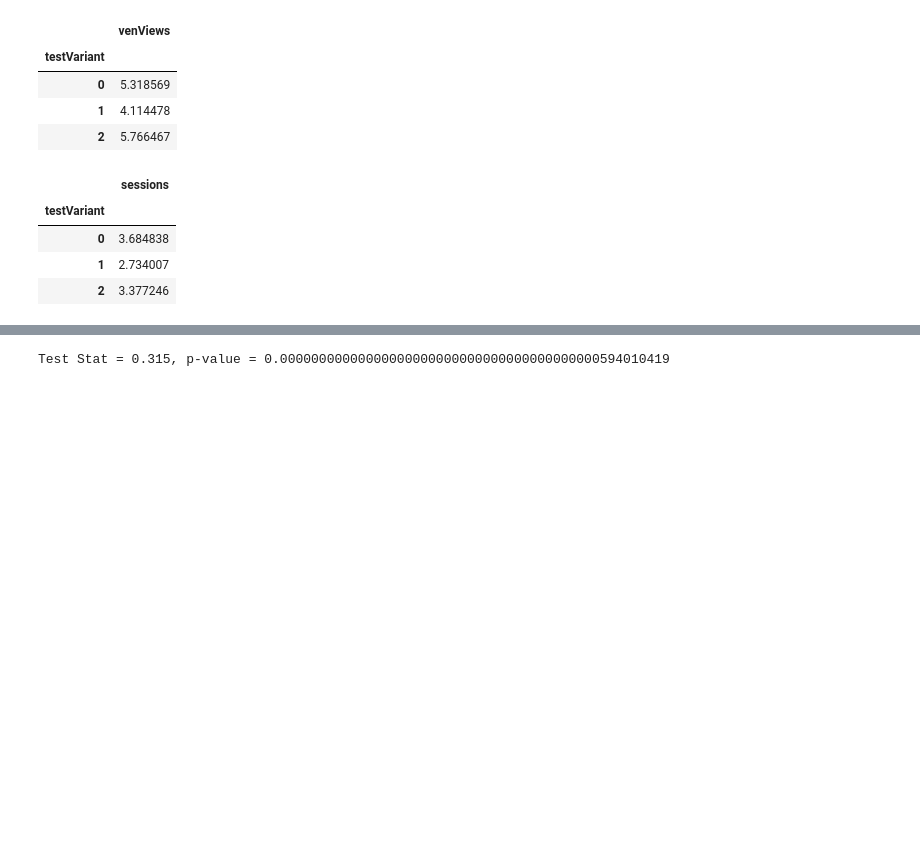
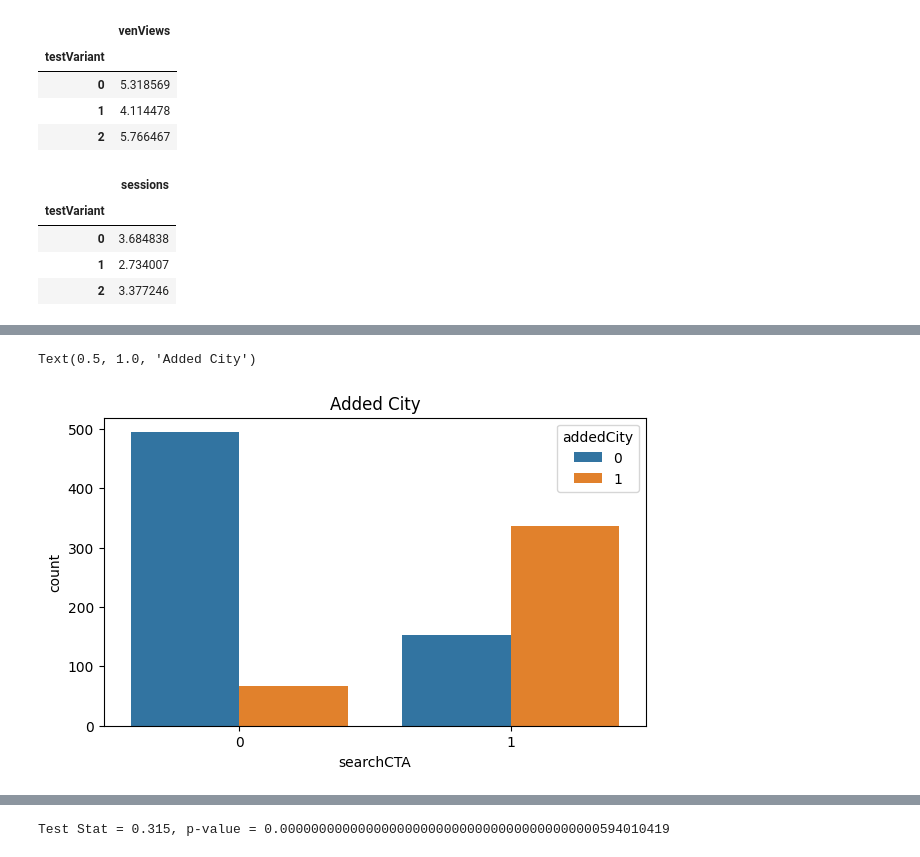
Before and after one commit to AhmadAdelSabet/Bridebook---Data-Scientist-Task, a Jupyter notebook: EDAandInsights.ipynb, the cells around one changed output, grey strips where cells are left out. Cells and saved outputs as stored; diff of their text form; code cells hidden in the pictures; blank space fills up the shorter version.

```diff
--- a/EDAandTest1.ipynb
+++ b/EDAandInsights.ipynb
@@ -234,0 +266,9 @@ df.groupby(['testVariant']).agg({'sessions': 'mean'})
+# %%
+fig=plt.figure(figsize=(7, 4))
+
+sns.countplot(x="searchCTA", hue="addedCity", data=df)
+
+plt.title("Added City")
+# %% [output]
+Text(0.5, 1.0, 'Added City')
+[figure, added]
```
Also changed, not shown: parts of 33 cells of this notebook, 11 other files.
